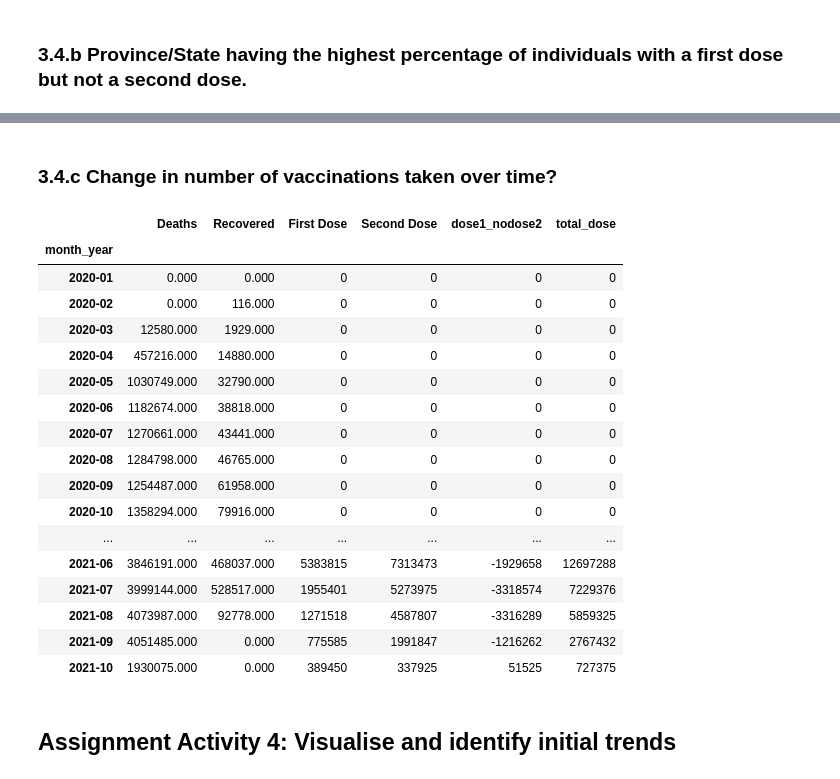
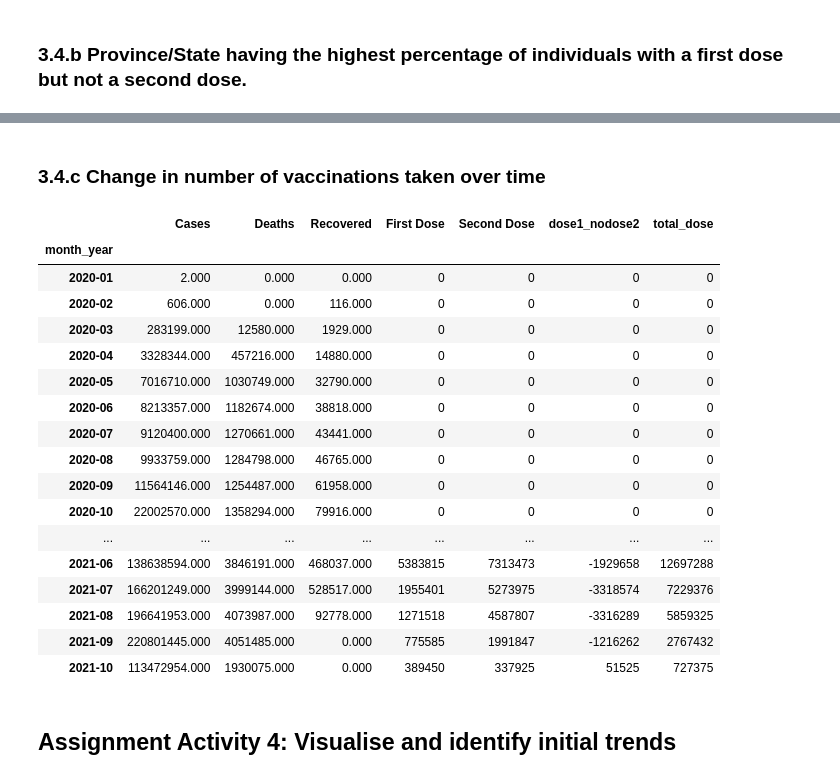
Before and after one commit to shaunanilson/Covid19_Analysis_LSE, a Jupyter notebook: Final Assignment - Uk Covid Cases.ipynb, the cells around one changed output, grey strips where cells are left out. Drawn from its saved outputs; the diff is of its cells as text; code cells hidden in the pictures.

```diff
--- a/Final Assignment - Uk Covid Cases.ipynb
+++ b/Final Assignment - Uk Covid Cases.ipynb
@@ -183,7 +176,7 @@ memory usage: 947.8+ KB
 ### Creating a new Dataframe containing the necessary columns for analysis
 # %%
 # Filtering out extra columns from the dataframe
-ukvac=ukvac_cases[['Province/State','Date','Deaths','Recovered','First Dose','Second Dose']]
+ukvac=ukvac_cases[['Province/State','Date','Cases','Deaths','Recovered','First Dose','Second Dose']]
 
 
 # Print shape of the new dataframe
@@ -264,8 +258,10 @@ prov
 # %% [markdown]
 ### 3.4.b Province/State having the highest percentage of individuals with a first dose but not a second dose.
 # %%
+# Option to display float upto 5 decimal points
+pd.set_option('display.float_format', lambda x: '%.5f' % x)
+
 #3.4.b Province/State having the highest percentage of individuals with a first dose but not a second dose.
-
 prov['dose1_perc']=(prov['dose1_nodose2']*100)/prov['total_dose']
 prov.sort_values('dose1_perc',ascending=False)
 # %% [output]
@@ -286,33 +282,36 @@ prov.sort_values('dose1_perc',ascending=False)
 # %% [markdown]
-### 3.4.c Change in number of vaccinations taken over time?
+### 3.4.c Change in number of vaccinations taken over time
 # %%
+# Option to display float upto 5 decimal points
+pd.set_option('display.float_format', lambda x: '%.3f' % x)
+
 # Group by Date
 timegroup=ukvac.groupby('month_year')
 
 #3.4.c How has the number of vaccinated individuals and individuals \n
 # received the first and second doses, changed over time?
 
 vac_time=timegroup.sum()
 vac_time
 # %% [output]
-|  | Deaths | Recovered | First Dose | Second Dose | dose1_nodose2 | total_dose |
-| month_year |  |  |  |  |  |  |
-| 2020-01 | 0.000 | 0.000 | 0 | 0 | 0 | 0 |
-| 2020-02 | 0.000 | 116.000 | 0 | 0 | 0 | 0 |
-| 2020-03 | 12580.000 | 1929.000 | 0 | 0 | 0 | 0 |
-| 2020-04 | 457216.000 | 14880.000 | 0 | 0 | 0 | 0 |
-| 2020-05 | 1030749.000 | 32790.000 | 0 | 0 | 0 | 0 |
-| 2020-06 | 1182674.000 | 38818.000 | 0 | 0 | 0 | 0 |
-| 2020-07 | 1270661.000 | 43441.000 | 0 | 0 | 0 | 0 |
-| 2020-08 | 1284798.000 | 46765.000 | 0 | 0 | 0 | 0 |
-| 2020-09 | 1254487.000 | 61958.000 | 0 | 0 | 0 | 0 |
-| 2020-10 | 1358294.000 | 79916.000 | 0 | 0 | 0 | 0 |
-| ... | ... | ... | ... | ... | ... | ... |
-| 2021-06 | 3846191.000 | 468037.000 | 5383815 | 7313473 | -1929658 | 12697288 |
-| 2021-07 | 3999144.000 | 528517.000 | 1955401 | 5273975 | -3318574 | 7229376 |
-| 2021-08 | 4073987.000 | 92778.000 | 1271518 | 4587807 | -3316289 | 5859325 |
-| 2021-09 | 4051485.000 | 0.000 | 775585 | 1991847 | -1216262 | 2767432 |
-| 2021-10 | 1930075.000 | 0.000 | 389450 | 337925 | 51525 | 727375 |
+|  | Cases | Deaths | Recovered | First Dose | Second Dose | dose1_nodose2 | total_dose |
+| month_year |  |  |  |  |  |  |  |
+| 2020-01 | 2.000 | 0.000 | 0.000 | 0 | 0 | 0 | 0 |
+| 2020-02 | 606.000 | 0.000 | 116.000 | 0 | 0 | 0 | 0 |
+| 2020-03 | 283199.000 | 12580.000 | 1929.000 | 0 | 0 | 0 | 0 |
+| 2020-04 | 3328344.000 | 457216.000 | 14880.000 | 0 | 0 | 0 | 0 |
+| 2020-05 | 7016710.000 | 1030749.000 | 32790.000 | 0 | 0 | 0 | 0 |
+| 2020-06 | 8213357.000 | 1182674.000 | 38818.000 | 0 | 0 | 0 | 0 |
+| 2020-07 | 9120400.000 | 1270661.000 | 43441.000 | 0 | 0 | 0 | 0 |
+| 2020-08 | 9933759.000 | 1284798.000 | 46765.000 | 0 | 0 | 0 | 0 |
+| 2020-09 | 11564146.000 | 1254487.000 | 61958.000 | 0 | 0 | 0 | 0 |
+| 2020-10 | 22002570.000 | 1358294.000 | 79916.000 | 0 | 0 | 0 | 0 |
+| ... | ... | ... | ... | ... | ... | ... | ... |
+| 2021-06 | 138638594.000 | 3846191.000 | 468037.000 | 5383815 | 7313473 | -1929658 | 12697288 |
+| 2021-07 | 166201249.000 | 3999144.000 | 528517.000 | 1955401 | 5273975 | -3318574 | 7229376 |
+| 2021-08 | 196641953.000 | 4073987.000 | 92778.000 | 1271518 | 4587807 | -3316289 | 5859325 |
+| 2021-09 | 220801445.000 | 4051485.000 | 0.000 | 775585 | 1991847 | -1216262 | 2767432 |
+| 2021-10 | 113472954.000 | 1930075.000 | 0.000 | 389450 | 337925 | 51525 | 727375 |
 # %% [markdown]
 ## Assignment Activity 4: Visualise and identify initial trends
 # %% [markdown]
```
Also changed, not shown: parts of 28 cells of this notebook, 2 other files.
